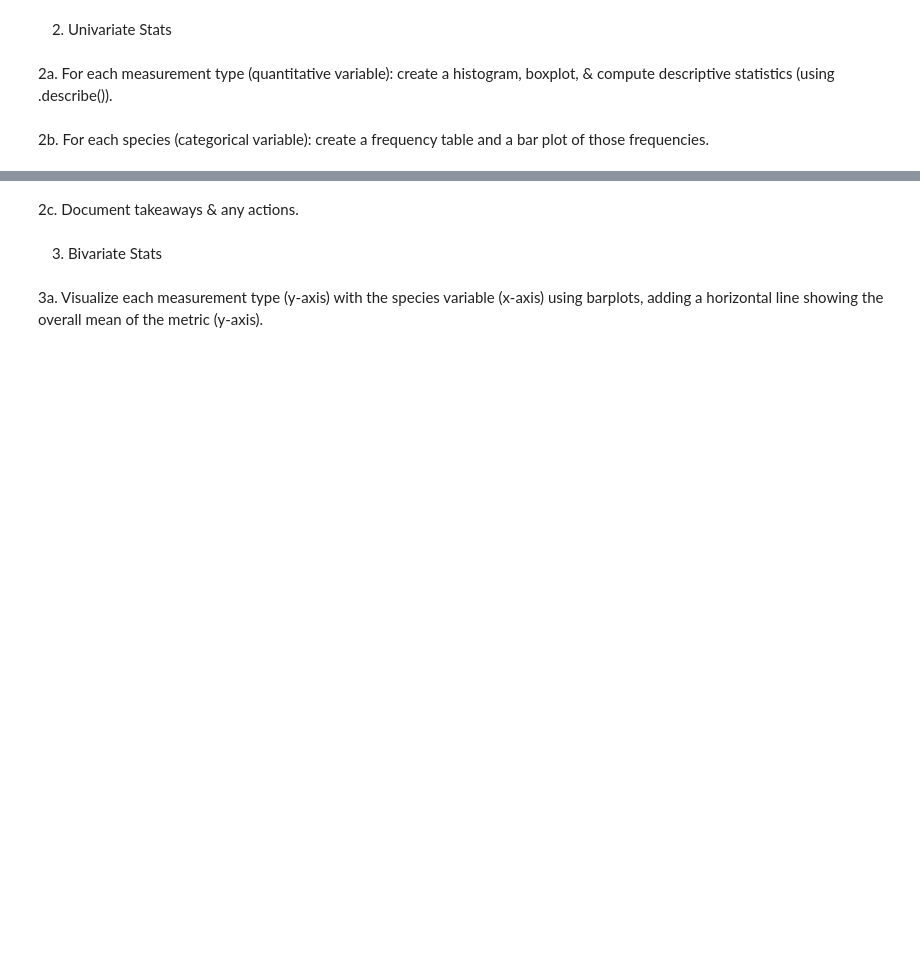
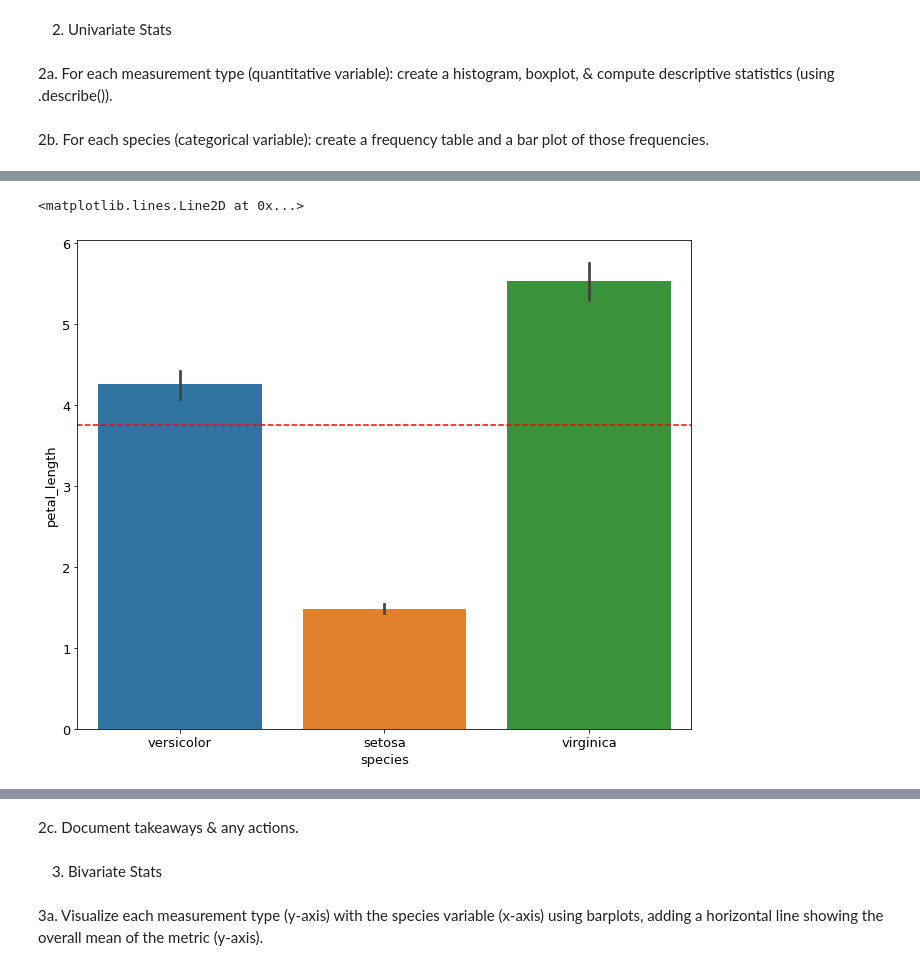
Before and after one commit to Tyler-Applegate/classification-exercises, a Jupyter notebook: classification_exercises.ipynb, the cells around one changed output, grey strips where cells are left out. Cells and saved outputs as stored; diff of their text form; code cells hidden in the pictures; blank space fills up the shorter version.

```diff
--- a/classification_exercises.ipynb
+++ b/classification_exercises.ipynb
@@ -359,0 +382,8 @@ iris_quant_vars = ['sepal_length', 'sepal_width', 'petal_length', 'petal_width']
+# %%
+# petal length
+mean=iris_train['petal_length'].mean()
+tpl = sns.barplot(data = iris_train, y = 'petal_length', x ='species' )
+tpl.axhline(mean, color='r', linestyle='--')
+# %% [output]
+<matplotlib.lines.Line2D at 0x...>
+[figure, added]
```
Also changed, not shown: parts of 6 cells of this notebook.
